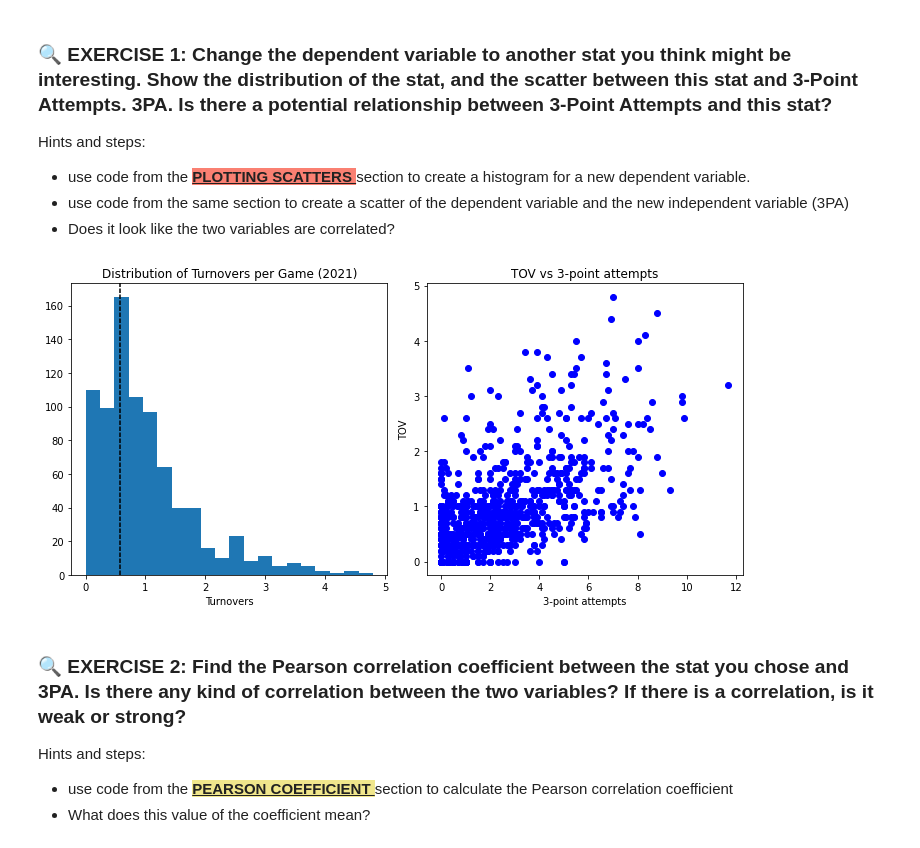
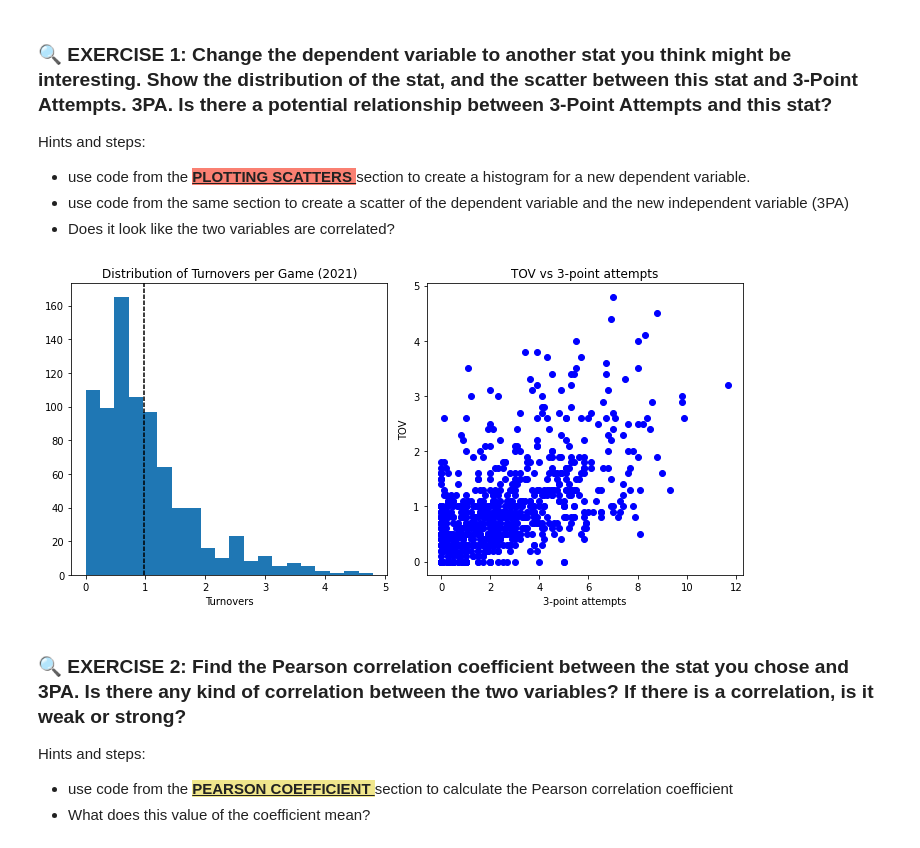
Before and after one commit to PrisonTeachingInitiative/CFR-2025, a Jupyter notebook: Stats/Notebooks/COMPLETED/2-Correlation_regression_NEW.ipynb, the cells around one changed output. Drawn from its saved outputs; the diff is of its cells as text; code cells hidden in the pictures.

```diff
--- a/Stats/Notebooks/COMPLETED/2-Correlation_regression_NEW.ipynb
+++ b/Stats/Notebooks/COMPLETED/2-Correlation_regression_NEW.ipynb
@@ -298,27 +298,27 @@ Hints and steps:
 # %%
 fig, axs = plt.subplots(1, 2, figsize=(10, 5))
 
 dependent_variable = "TOV"
 independent_variable = "3PA"
 
 axs[0].set_xlabel('Turnovers')
 axs[0].set_title('Distribution of Turnovers per Game (2021)')
 
 TOV_Average=np.mean(NBA_regular_2021[dependent_variable])
 
 axs[0].hist(NBA_regular_2021[dependent_variable], bins=20)
-axs[0].axvline(MP_Average, color='black', dashes=[3,1])
+axs[0].axvline(TOV_Average, color='black', dashes=[3,1])
 
 axs[1].scatter(NBA_regular_2021[independent_variable], NBA_regular_2021[dependent_variable], color='blue')
 
 axs[1].set_title('%s vs 3-point attempts' %dependent_variable)
 axs[1].set_xlabel("3-point attempts")
 axs[1].set_ylabel(dependent_variable)
 
 plt.tight_layout()
 plt.show()
 # %% [output]
-[figure, old version]
+[figure, new version]
 # %% [markdown]
 ### 🔍 EXERCISE 2: Find the Pearson correlation coefficient between the stat you chose and 3PA. Is there any kind of correlation between the two variables? If there is a correlation, is it weak or strong?
 
```
Also changed, not shown: parts of 22 cells of this notebook.
